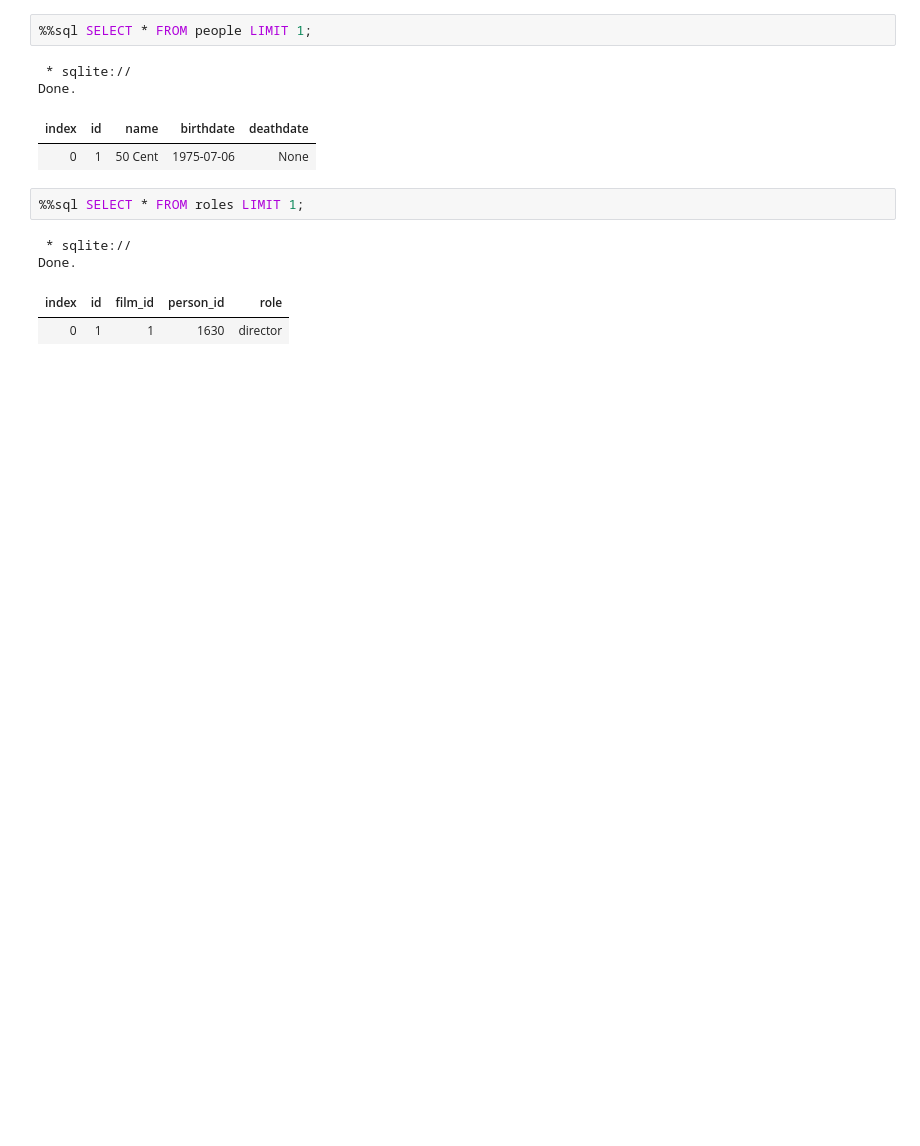
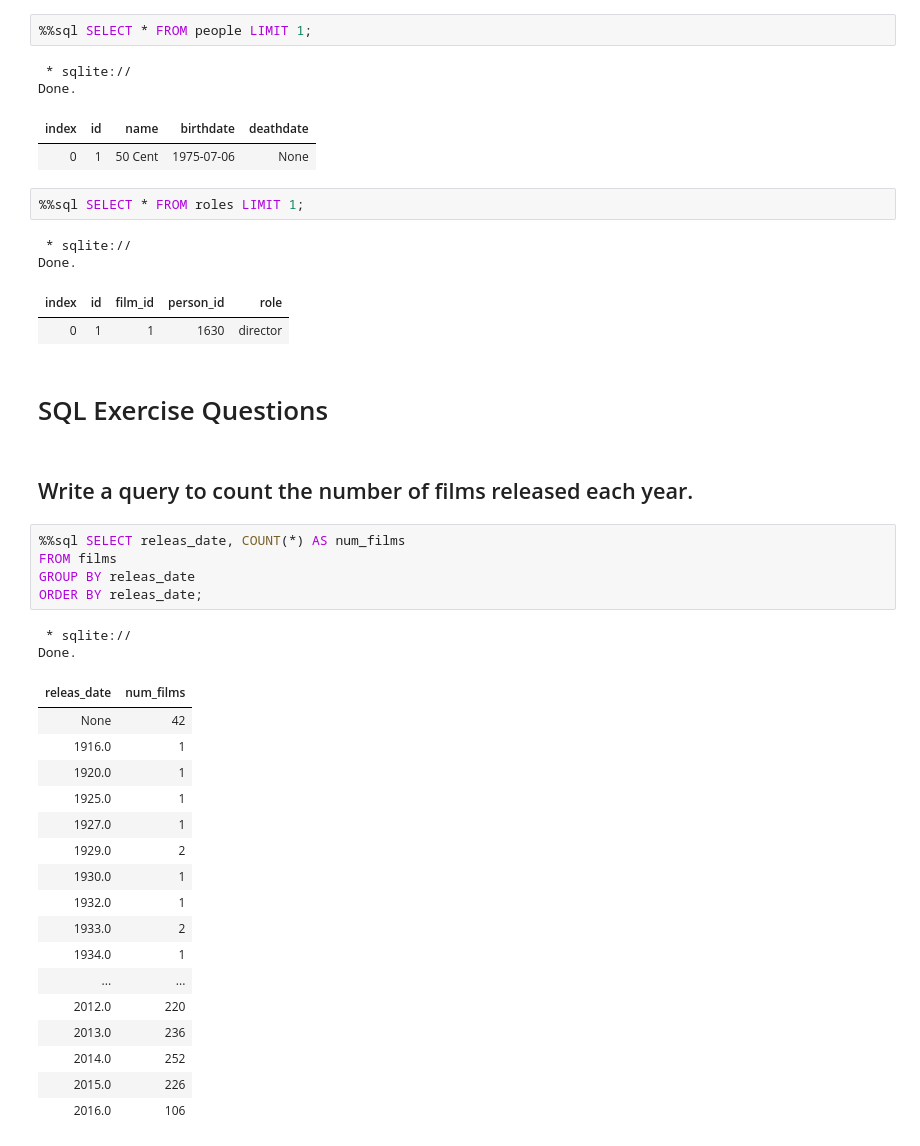
Before and after one commit to UznetDev/Data-science-home-work, a Jupyter notebook: 20_Avg_2024_home_work.ipynb, the cells around one changed output. Cells and saved outputs as stored; diff of their text form; blank space fills up the shorter version.

```diff
--- a/20_Avg_2024_home_work.ipynb
+++ b/20_Avg_2024_home_work.ipynb
@@ -91,3 +91,32 @@ Done.
 Done.
 | index | id | film_id | person_id | role |
 | 0 | 1 | 1 | 1630 | director |
+# %% [markdown]
+# SQL Exercise Questions
+# %% [markdown]
+## Write a query to count the number of films released each year.
+# %%
+%%sql SELECT releas_date, COUNT(*) AS num_films
+FROM films
+GROUP BY releas_date
+ORDER BY releas_date;
+# %% [output]
+ * sqlite://
+Done.
+| releas_date | num_films |
+| None | 42 |
+| 1916.0 | 1 |
+| 1920.0 | 1 |
+| 1925.0 | 1 |
+| 1927.0 | 1 |
+| 1929.0 | 2 |
+| 1930.0 | 1 |
+| 1932.0 | 1 |
+| 1933.0 | 2 |
+| 1934.0 | 1 |
+| ... | ... |
+| 2012.0 | 220 |
+| 2013.0 | 236 |
+| 2014.0 | 252 |
+| 2015.0 | 226 |
+| 2016.0 | 106 |
```
Also changed, not shown: parts of 14 cells of this notebook.
